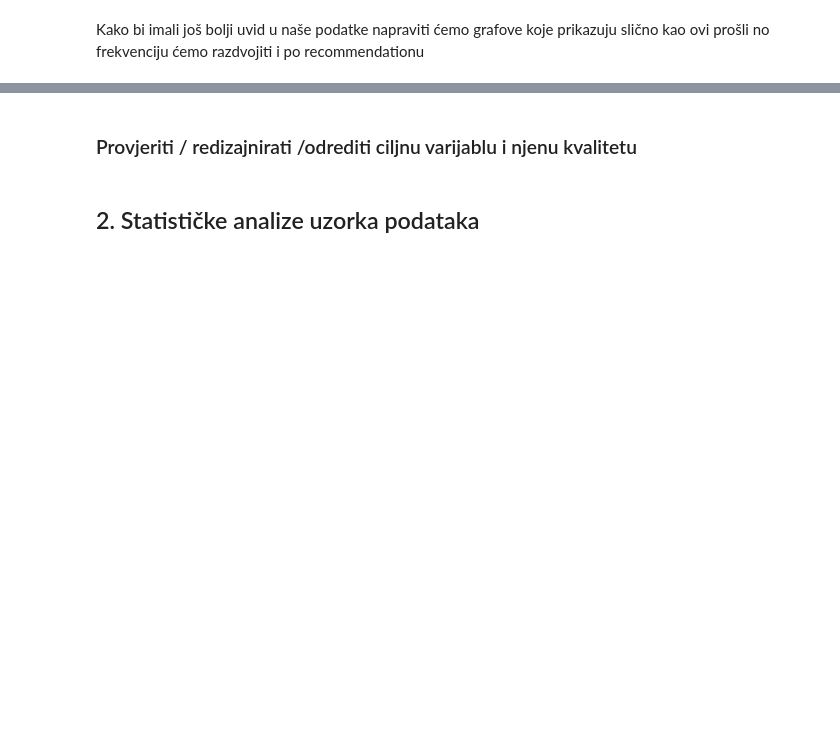
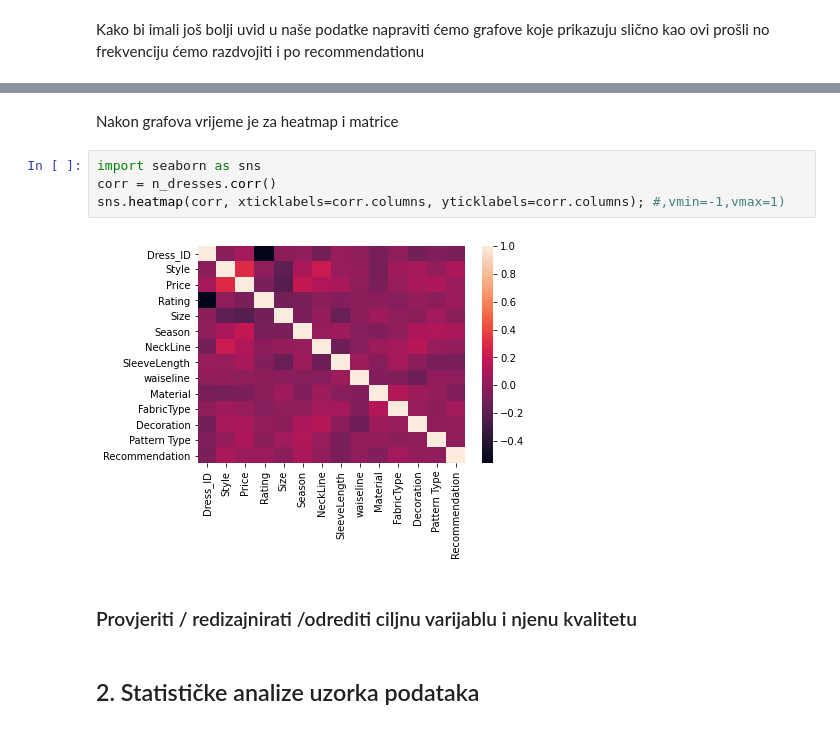
Before and after one commit to kelj0/university, a Jupyter notebook: SPO/SPO_Karlo_Kegljevic.ipynb, the cells around one changed output, grey strips where cells are left out. Drawn from its saved outputs; the diff is of its cells as text; blank space fills up the shorter version.

```diff
--- a/SPO/SPO_Karlo_Kegljevic.ipynb
+++ b/SPO/SPO_Karlo_Kegljevic.ipynb
@@ -264,3 +307,11 @@ for c in dresses.columns[1:-1]:  # preskacemo dress_ID i recommendation
+# %% [markdown]
+Nakon grafova vrijeme je za heatmap i matrice
+# %%
+import seaborn as sns
+corr = n_dresses.corr()
+sns.heatmap(corr, xticklabels=corr.columns, yticklabels=corr.columns); #,vmin=-1,vmax=1)
+# %% [output]
+[figure, added]
 # %% [markdown]
 ### Provjeriti / redizajnirati /odrediti ciljnu varijablu i njenu kvalitetu
 # %% [markdown]
```
Also changed, not shown: parts of 13 cells of this notebook.
